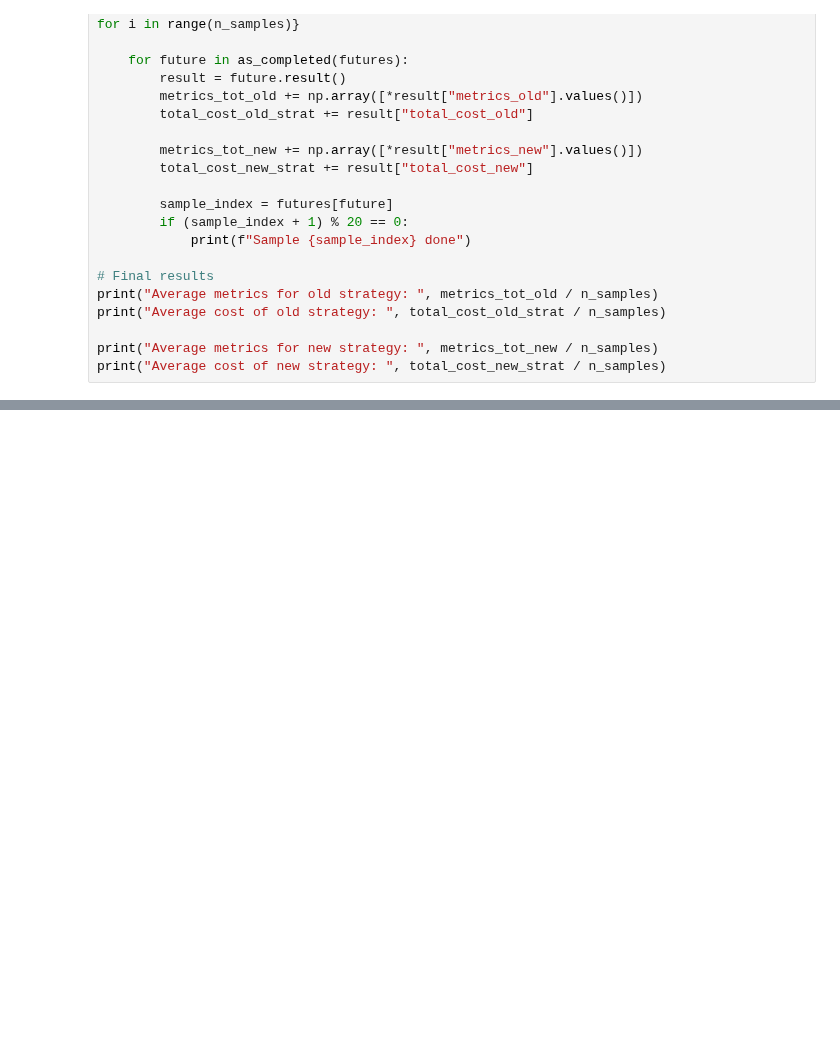
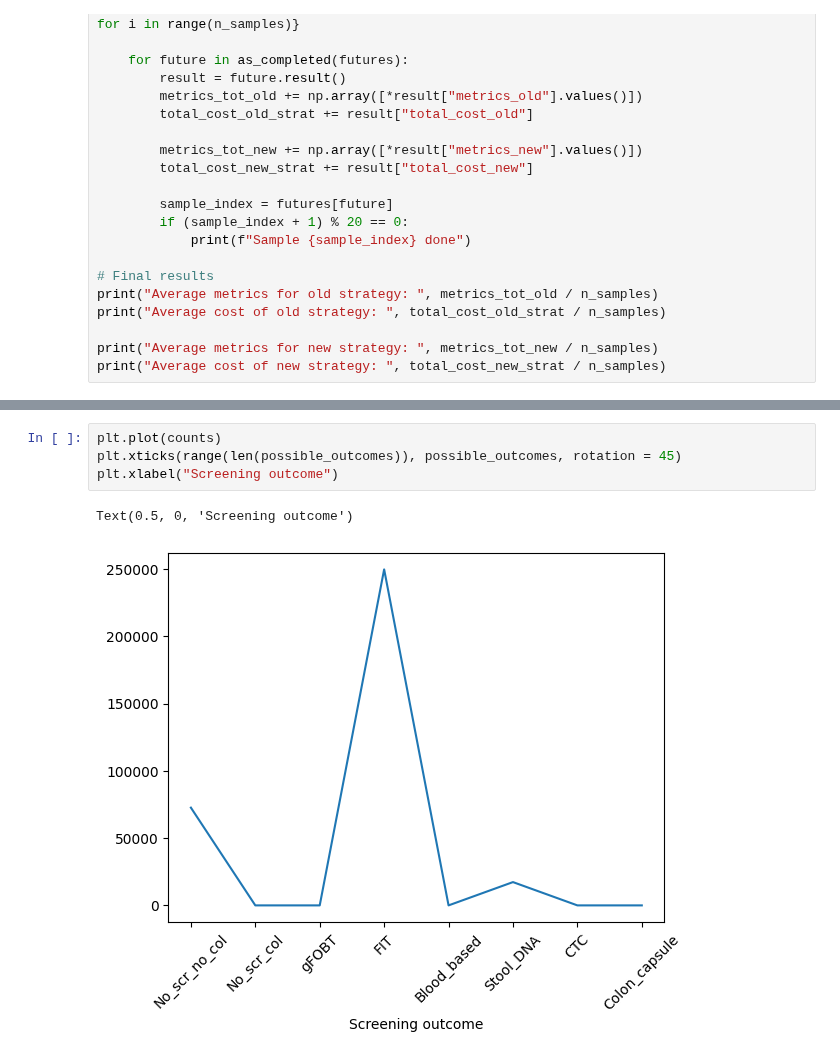
Before and after one commit to DanielCorralesAlonso/Decision_Model_Screening_CRC, a Jupyter notebook: use_cases.ipynb, the cells around one changed output, grey strips where cells are left out. Saved outputs shown, nothing was run; the diff lists cells and outputs as text; blank space fills up the shorter version.

```diff
--- a/use_cases.ipynb
+++ b/use_cases.ipynb
@@ -586,0 +747,7 @@ print("Average cost of new strategy: ", total_cost_new_strat / n_samples)
+# %%
+plt.plot(counts)
+plt.xticks(range(len(possible_outcomes)), possible_outcomes, rotation = 45)
+plt.xlabel("Screening outcome")
+# %% [output]
+Text(0.5, 0, 'Screening outcome')
+[figure, added]
```
Also changed, not shown: parts of 19 cells of this notebook, 16 other files.
